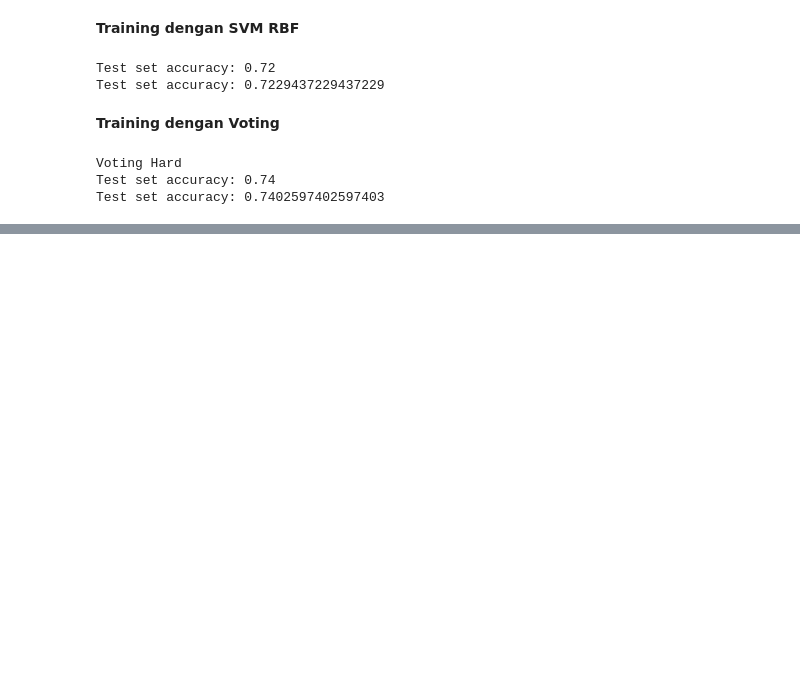
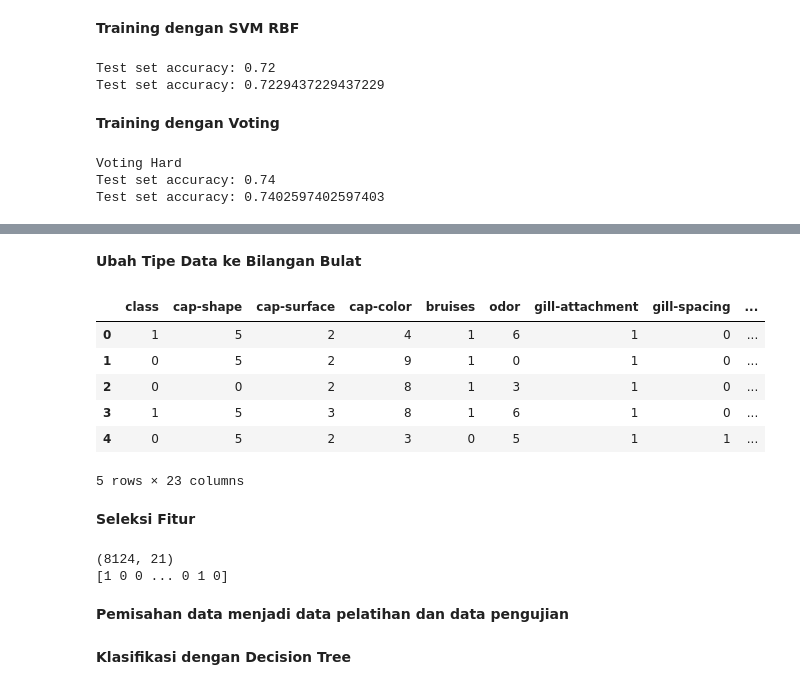
Before and after one commit to bintangsholu21/Pembelajaran-Mesin, a Jupyter notebook: Modul 6 - Ensemble Learning.ipynb, the cells around one changed output, grey strips where cells are left out. Drawn from its saved outputs; the diff is of its cells as text; code cells hidden in the pictures; blank space fills up the shorter version.

```diff
--- a/Modul 6 - Ensemble Learning.ipynb
+++ b/Modul 6 - Ensemble Learning.ipynb
@@ -524,0 +583,45 @@ Test set accuracy: 0.7402597402597403
+# %% [markdown]
+**Ubah Tipe Data ke Bilangan Bulat**
+# %%
+label_encoder = LabelEncoder()
+
+# Melakukan perulangan semua kolom dalam DataFrame
+for column in df.columns:
+    # Periksa apakah tipe data pada kolom adalah objek
+    if df[column].dtype == 'object':
+        df[column] = label_encoder.fit_transform(df[column])
+
+# cek data yang sudah diencode
+df.head()
+# %% [output]
+|  | class | cap-shape | cap-surface | cap-color | bruises | odor | gill-attachment | gill-spacing | ... |
+| 0 | 1 | 5 | 2 | 4 | 1 | 6 | 1 | 0 | ... |
+| 1 | 0 | 5 | 2 | 9 | 1 | 0 | 1 | 0 | ... |
+| 2 | 0 | 0 | 2 | 8 | 1 | 3 | 1 | 0 | ... |
+| 3 | 1 | 5 | 3 | 8 | 1 | 6 | 1 | 0 | ... |
+| 4 | 0 | 5 | 2 | 3 | 0 | 5 | 1 | 1 | ... |
+5 rows × 23 columns
+# %% [markdown]
+**Seleksi Fitur**
+# %%
+# Melakukan seleksi fitur
+X = df.iloc[:,2:]
+y = df['class']
+
+# mengecek jumlah fitur dan instance
+X.shape
+
+# encode label
+ec = LabelEncoder()
+y = ec.fit_transform(y)
+
+# Cek jumlah fitur dan instance
+print(X.shape)
+
+# Cek label
+print(y)
+# %% [output]
+(8124, 21)
+[1 0 0 ... 0 1 0]
+# %% [markdown]
+**Pemisahan data menjadi data pelatihan dan data pengujian**
@@ -524,0 +630,2 @@ Test set accuracy: 0.7402597402597403
+# %% [markdown]
+**Klasifikasi dengan Decision Tree**
```
Also changed, not shown: parts of 49 cells of this notebook.
